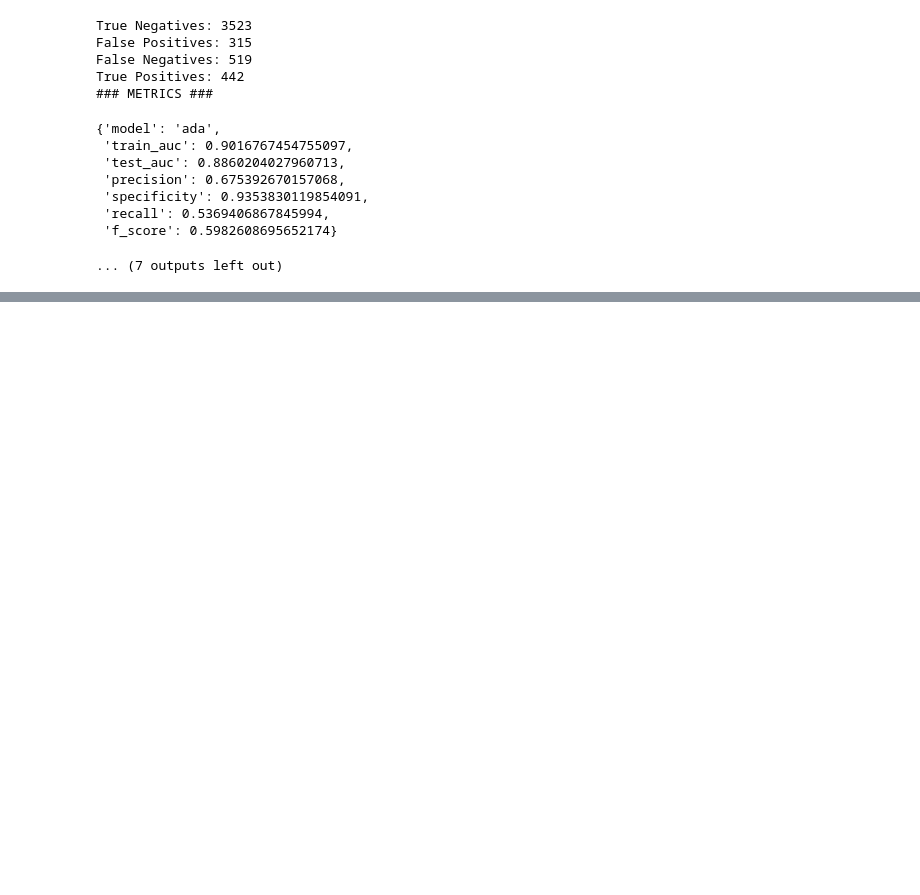
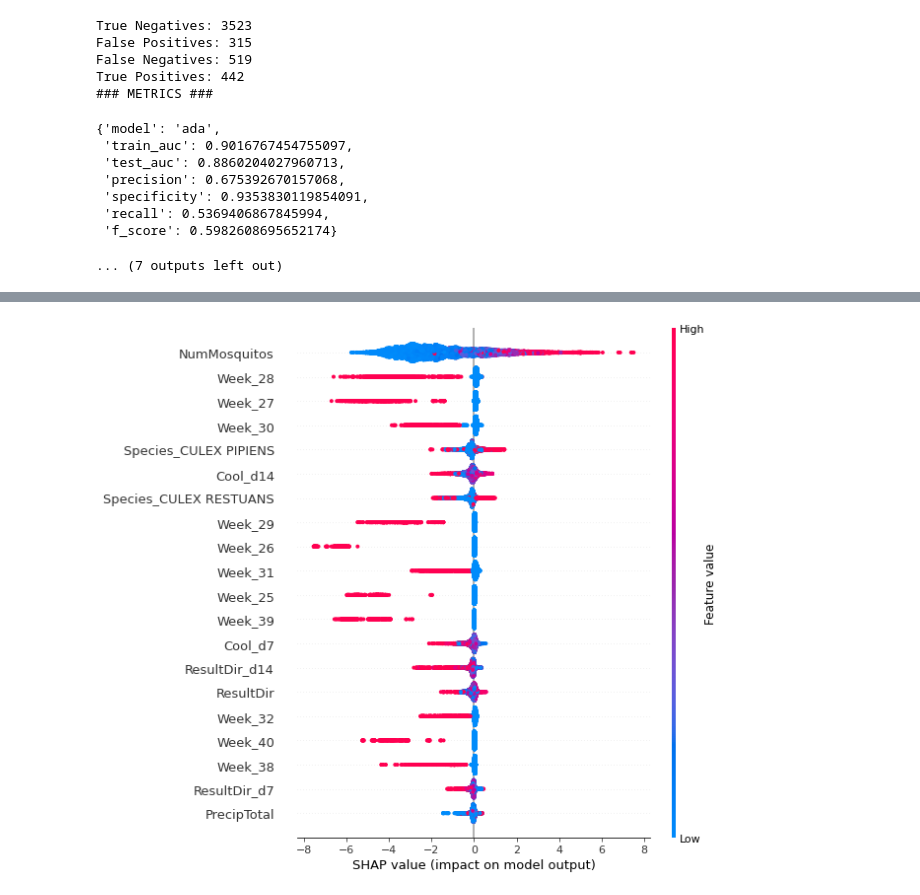
Before and after one commit to AaronCarney/Capstone2-WNV, a Jupyter notebook: Data Modeling.ipynb, the cells around one changed output, grey strips where cells are left out. Saved outputs shown, nothing was run; the diff lists cells and outputs as text; code cells hidden in the pictures; blank space fills up the shorter version.

```diff
--- a/Data Modeling.ipynb
+++ b/Data Modeling.ipynb
@@ -264,0 +260,13 @@ Exception: Model type not yet supported by TreeExplainer: <class 'module'>
+# %%
+# The shap TreeExplainer requires models that did not go through a pipeline so we will replicate the XGboost model independently
+
+# Instantiate model with 100 decision trees
+xgb = XGBClassifier(n_estimators = 10, max_depth=30, max_delta_step=4, scale_pos_weight=49, random_state = 42, verbosity=2, n_jobs=-1, oob_score=True)
+# Train the model on training data
+xgb.fit(X_train, y_train)
+
+y_pred3 = xgb.predict(X_test)
+
+roc3 = roc_auc_score(y_test, y_pred3)
+
+roc3
@@ -264,0 +367,6 @@ Exception: Model type not yet supported by TreeExplainer: <class 'module'>
+# %%
+#xgb = XGBClassifier(eta=0.01, max_delta_step=4, max_depth=9,grow_policy='depthwise', scale_pos_weight=50, n_jobs=-1, random_state = 42, verbosity=2,scoring_fit='roc_auc', do_probabilities=False)
+#xgb.fit(X_train, y_train)
+
+xgb = XGBClassifier(eta=0.1, max_delta_step=6, max_depth=9, grow_policy='depthwise',scoring_fit='roc_auc', scale_pos_weight=51, n_jobs=-1, random_state = 42, verbosity=2)
+xgb.fit(X_train, y_train)
@@ -264,0 +408,4 @@ Exception: Model type not yet supported by TreeExplainer: <class 'module'>
+# %%
+shap.summary_plot(shap_values, X_train)
+# %% [output]
+[figure, added]
```
Also changed, not shown: parts of 43 cells of this notebook.
